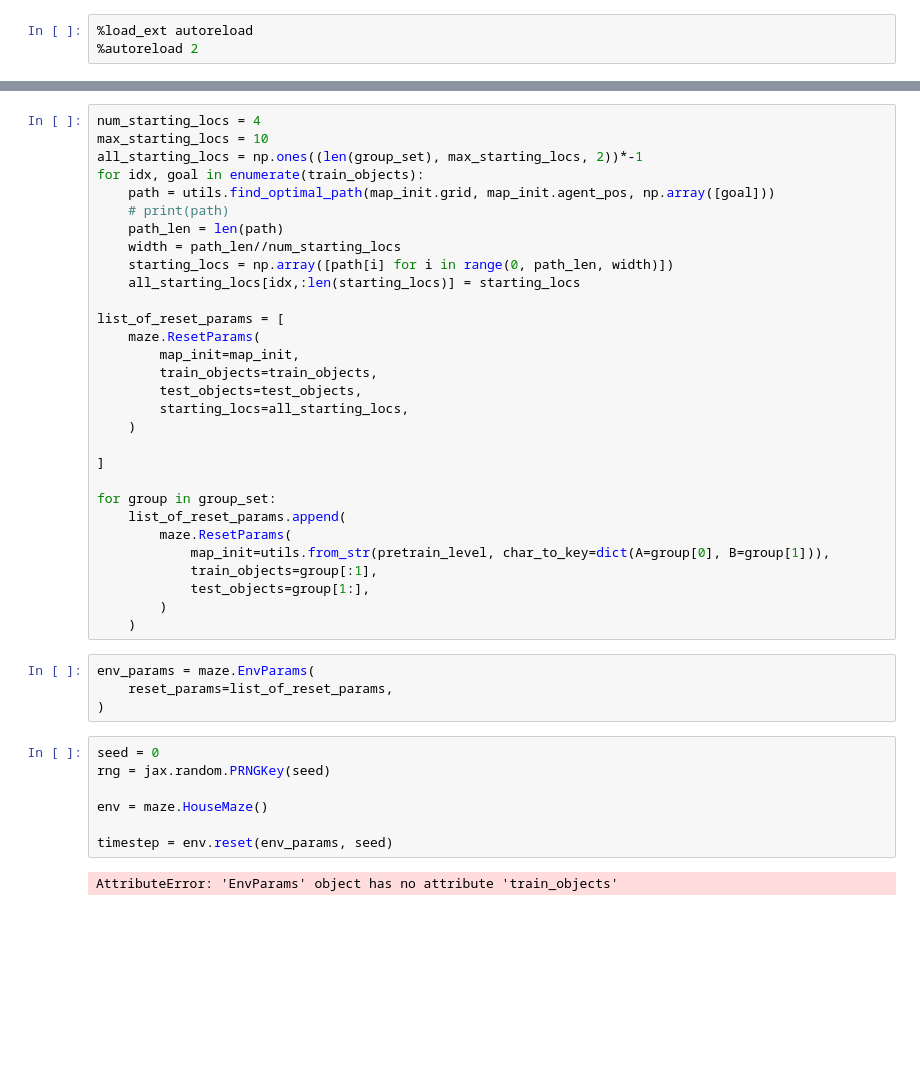
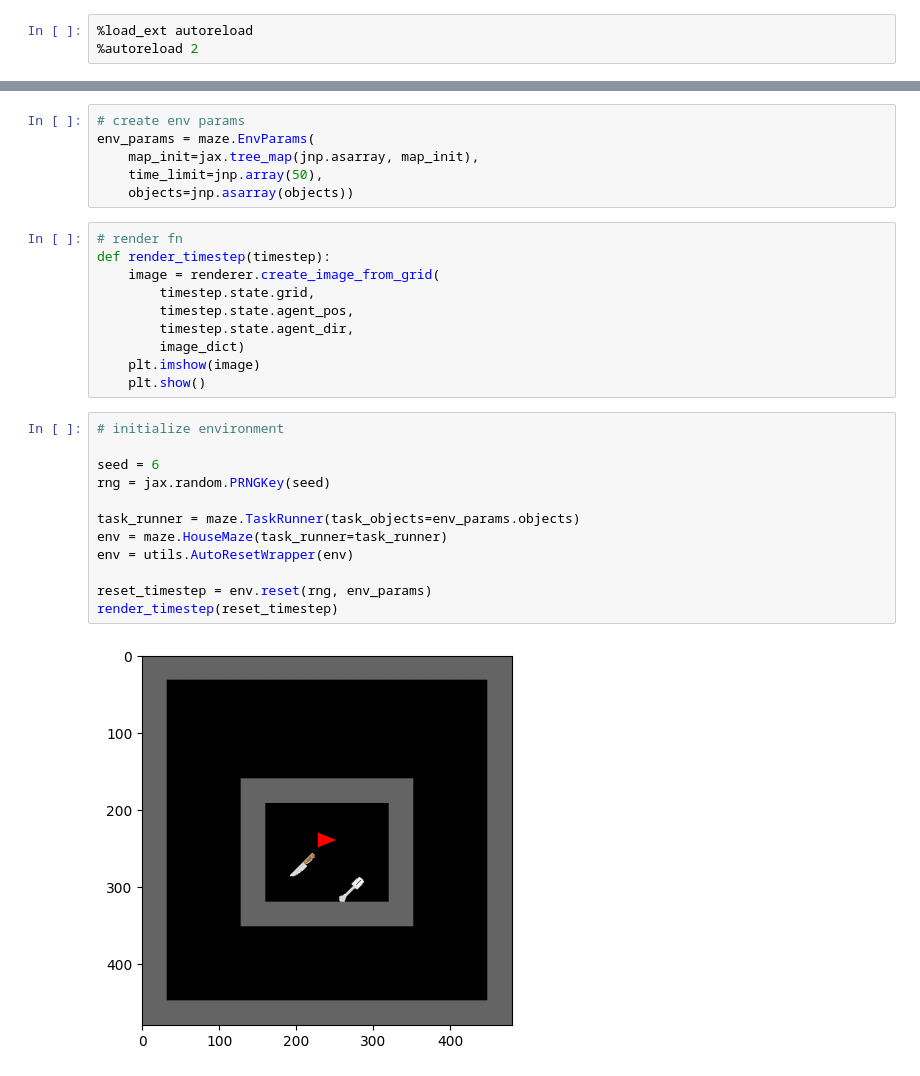
Before and after one commit to wcarvalho/JaxHouseMaze, a Jupyter notebook: example.ipynb, the cells around one changed output, grey strips where cells are left out. Cells and saved outputs as stored; diff of their text form; blank space fills up the shorter version.

```diff
--- a/example.ipynb
+++ b/example.ipynb
@@ -66,43 +92,30 @@ map_init.grid[:,:,0], train_objects
+# %%
+# create env params
+env_params = maze.EnvParams(
+    map_init=jax.tree_map(jnp.asarray, map_init),
+    time_limit=jnp.array(50),
+    objects=jnp.asarray(objects))
+# %%
+# render fn
+def render_timestep(timestep):
+    image = renderer.create_image_from_grid(
+        timestep.state.grid,
+        timestep.state.agent_pos,
+        timestep.state.agent_dir,
+        image_dict)
+    plt.imshow(image)
+    plt.show()
 # %%
-num_starting_locs = 4
-max_starting_locs = 10
-all_starting_locs = np.ones((len(group_set), max_starting_locs, 2))*-1
-for idx, goal in enumerate(train_objects):
-    path = utils.find_optimal_path(map_init.grid, map_init.agent_pos, np.array([goal]))
-    # print(path)
-    path_len = len(path)
-    width = path_len//num_starting_locs
-    starting_locs = np.array([path[i] for i in range(0, path_len, width)])
-    all_starting_locs[idx,:len(starting_locs)] = starting_locs
+# initialize environment
 
-list_of_reset_params = [
-    maze.ResetParams(
-        map_init=map_init,
-        train_objects=train_objects,
-        test_objects=test_objects,
-        starting_locs=all_starting_locs,
-    )
+seed = 6
+rng = jax.random.PRNGKey(seed)
 
-]
+task_runner = maze.TaskRunner(task_objects=env_params.objects)
+env = maze.HouseMaze(task_runner=task_runner)
+env = utils.AutoResetWrapper(env)
 
-for group in group_set:
-    list_of_reset_params.append(
-        maze.ResetParams(
-            map_init=utils.from_str(pretrain_level, char_to_key=dict(A=group[0], B=group[1])),
-            train_objects=group[:1],
-            test_objects=group[1:],
-        )
-    )
+reset_timestep = env.reset(rng, env_params)
+render_timestep(reset_timestep)
+# %% [output]
+[figure, added]
-# %%
-env_params = maze.EnvParams(
-    reset_params=list_of_reset_params,
-)
-# %%
-seed = 0
-rng = jax.random.PRNGKey(seed)
-
-env = maze.HouseMaze()
-
-timestep = env.reset(env_params, seed)
-# %% [output]
-AttributeError: 'EnvParams' object has no attribute 'train_objects'
```
Also changed, not shown: parts of 8 cells of this notebook, 4 other files.
